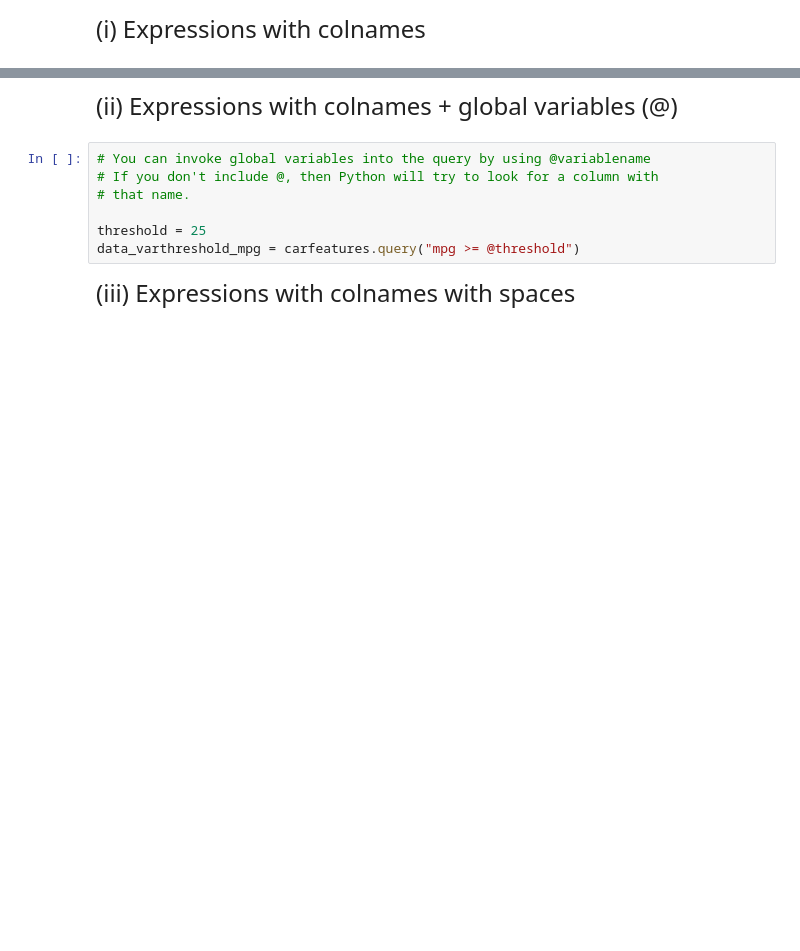
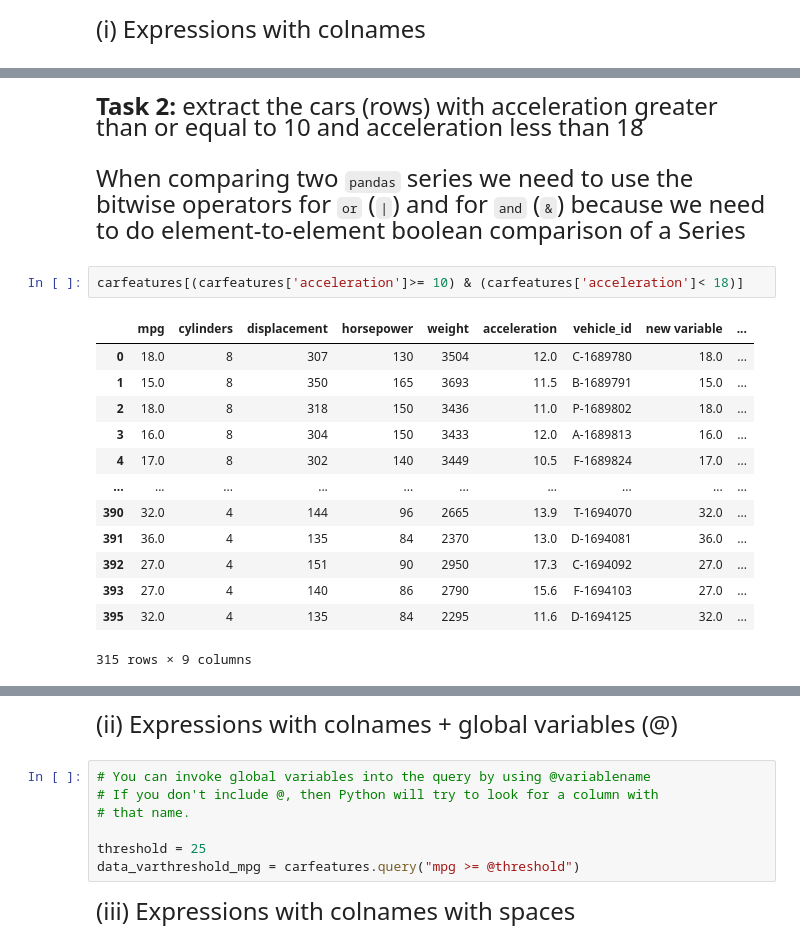
Before and after one commit to yoonpk147/qtm151_fall_2023, a Jupyter notebook: lecture_09/lecture_9.ipynb, the cells around one changed output, grey strips where cells are left out. Drawn from its saved outputs; the diff is of its cells as text; blank space fills up the shorter version.

````diff
--- a/lecture_09/lecture_9.ipynb
+++ b/lecture_09/lecture_9.ipynb
@@ -260,0 +290,24 @@ data_rangeacceleration    = carfeatures.query("(acceleration >= 10) & (accelerat
+# %% [markdown]
+<font size = "5">
+
+**Task 2:** extract the cars (rows) with acceleration greater than or equal to 10 and acceleration less than 18
+# %% [markdown]
+<font size = "5">
+
+When comparing two ```pandas``` series we need to use the bitwise operators for ```or``` (```|```) and for ```and``` (```&```) because we need to do element-to-element boolean comparison of a Series
+# %%
+carfeatures[(carfeatures['acceleration']>= 10) & (carfeatures['acceleration']< 18)]
+# %% [output]
+|  | mpg | cylinders | displacement | horsepower | weight | acceleration | vehicle_id | new variable | ... |
+| 0 | 18.0 | 8 | 307 | 130 | 3504 | 12.0 | C-1689780 | 18.0 | ... |
+| 1 | 15.0 | 8 | 350 | 165 | 3693 | 11.5 | B-1689791 | 15.0 | ... |
+| 2 | 18.0 | 8 | 318 | 150 | 3436 | 11.0 | P-1689802 | 18.0 | ... |
+| 3 | 16.0 | 8 | 304 | 150 | 3433 | 12.0 | A-1689813 | 16.0 | ... |
+| 4 | 17.0 | 8 | 302 | 140 | 3449 | 10.5 | F-1689824 | 17.0 | ... |
+| ... | ... | ... | ... | ... | ... | ... | ... | ... | ... |
+| 390 | 32.0 | 4 | 144 | 96 | 2665 | 13.9 | T-1694070 | 32.0 | ... |
+| 391 | 36.0 | 4 | 135 | 84 | 2370 | 13.0 | D-1694081 | 36.0 | ... |
+| 392 | 27.0 | 4 | 151 | 90 | 2950 | 17.3 | C-1694092 | 27.0 | ... |
+| 393 | 27.0 | 4 | 140 | 86 | 2790 | 15.6 | F-1694103 | 27.0 | ... |
+| 395 | 32.0 | 4 | 135 | 84 | 2295 | 11.6 | D-1694125 | 32.0 | ... |
+315 rows × 9 columns
````
Also changed, not shown: parts of 20 cells of this notebook.
